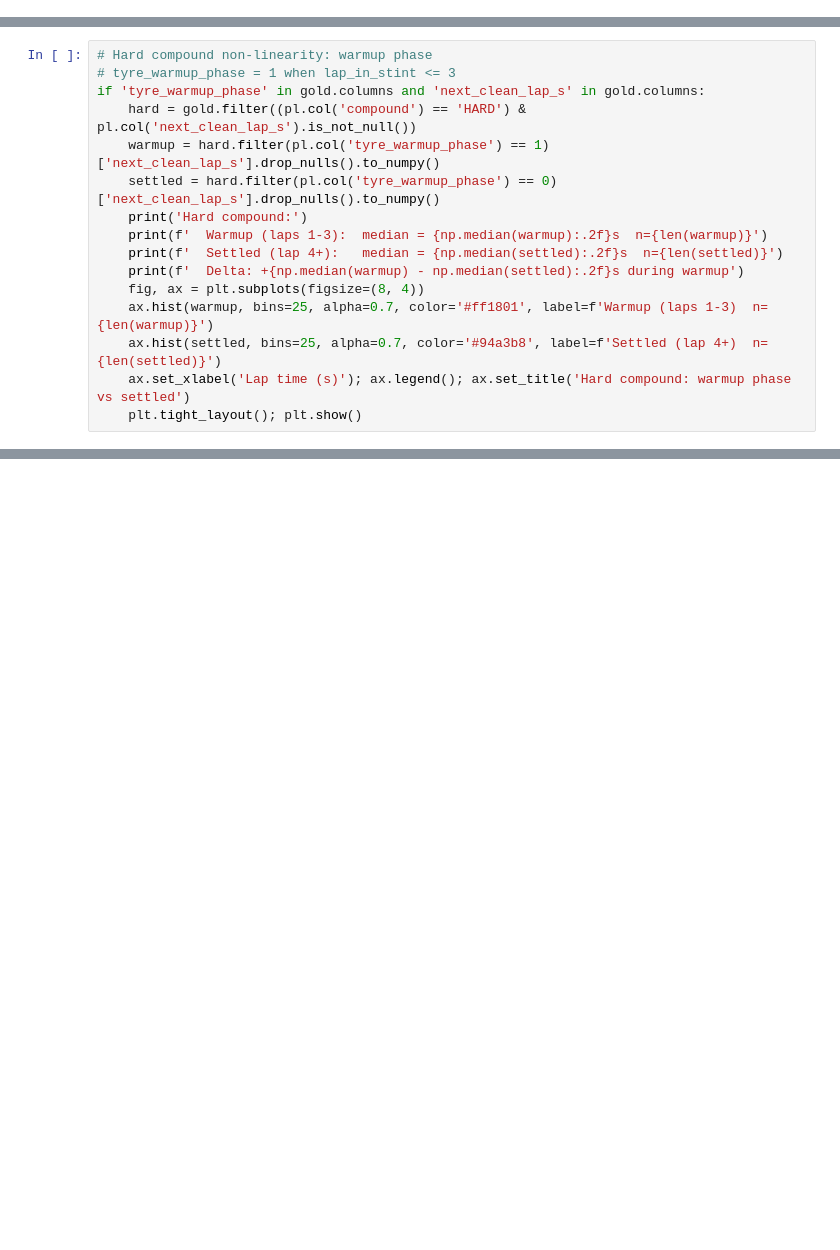
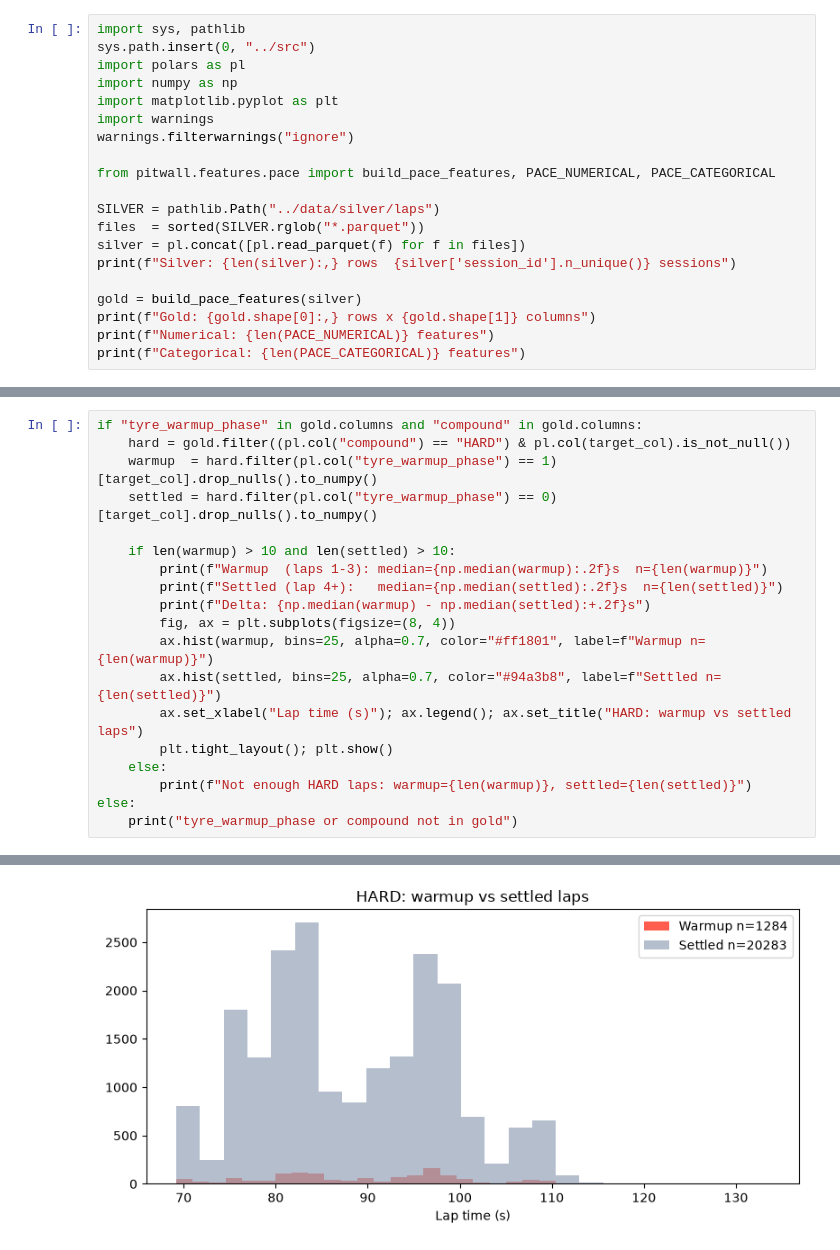
Before and after one commit to arfaouiahmed1/PitWall-ML, a Jupyter notebook: notebooks/02_feature_engineering.ipynb, the cells around one changed output, grey strips where cells are left out. Drawn from its saved outputs; the diff is of its cells as text; blank space fills up the shorter version.

```diff
--- a/notebooks/02_feature_engineering.ipynb
+++ b/notebooks/02_feature_engineering.ipynb
@@ -24,0 +7,20 @@ print('\nCategorical features:', PACE_CATEGORICAL)
+# %%
+import sys, pathlib
+sys.path.insert(0, "../src")
+import polars as pl
+import numpy as np
+import matplotlib.pyplot as plt
+import warnings
+warnings.filterwarnings("ignore")
+
+from pitwall.features.pace import build_pace_features, PACE_NUMERICAL, PACE_CATEGORICAL
+
+SILVER = pathlib.Path("../data/silver/laps")
+files  = sorted(SILVER.rglob("*.parquet"))
+silver = pl.concat([pl.read_parquet(f) for f in files])
+print(f"Silver: {len(silver):,} rows  {silver['session_id'].n_unique()} sessions")
+
+gold = build_pace_features(silver)
+print(f"Gold: {gold.shape[0]:,} rows x {gold.shape[1]} columns")
+print(f"Numerical: {len(PACE_NUMERICAL)} features")
+print(f"Categorical: {len(PACE_CATEGORICAL)} features")
@@ -50,16 +80,20 @@ if 'rolling_median_3' in gold.columns and 'next_clean_lap_s' in gold.columns:
 # %%
-# Hard compound non-linearity: warmup phase
-# tyre_warmup_phase = 1 when lap_in_stint <= 3
-if 'tyre_warmup_phase' in gold.columns and 'next_clean_lap_s' in gold.columns:
-    hard = gold.filter((pl.col('compound') == 'HARD') & pl.col('next_clean_lap_s').is_not_null())
-    warmup = hard.filter(pl.col('tyre_warmup_phase') == 1)['next_clean_lap_s'].drop_nulls().to_numpy()
-    settled = hard.filter(pl.col('tyre_warmup_phase') == 0)['next_clean_lap_s'].drop_nulls().to_numpy()
-    print('Hard compound:')
-    print(f'  Warmup (laps 1-3):  median = {np.median(warmup):.2f}s  n={len(warmup)}')
-    print(f'  Settled (lap 4+):   median = {np.median(settled):.2f}s  n={len(settled)}')
-    print(f'  Delta: +{np.median(warmup) - np.median(settled):.2f}s during warmup')
-    fig, ax = plt.subplots(figsize=(8, 4))
-    ax.hist(warmup, bins=25, alpha=0.7, color='#ff1801', label=f'Warmup (laps 1-3)  n={len(warmup)}')
-    ax.hist(settled, bins=25, alpha=0.7, color='#94a3b8', label=f'Settled (lap 4+)  n={len(settled)}')
-    ax.set_xlabel('Lap time (s)'); ax.legend(); ax.set_title('Hard compound: warmup phase vs settled')
-    plt.tight_layout(); plt.show()
+if "tyre_warmup_phase" in gold.columns and "compound" in gold.columns:
+    hard = gold.filter((pl.col("compound") == "HARD") & pl.col(target_col).is_not_null())
+    warmup  = hard.filter(pl.col("tyre_warmup_phase") == 1)[target_col].drop_nulls().to_numpy()
+    settled = hard.filter(pl.col("tyre_warmup_phase") == 0)[target_col].drop_nulls().to_numpy()
+
+    if len(warmup) > 10 and len(settled) > 10:
+        print(f"Warmup  (laps 1-3): median={np.median(warmup):.2f}s  n={len(warmup)}")
+        print(f"Settled (lap 4+):   median={np.median(settled):.2f}s  n={len(settled)}")
+        print(f"Delta: {np.median(warmup) - np.median(settled):+.2f}s")
+        fig, ax = plt.subplots(figsize=(8, 4))
+        ax.hist(warmup, bins=25, alpha=0.7, color="#ff1801", label=f"Warmup n={len(warmup)}")
+        ax.hist(settled, bins=25, alpha=0.7, color="#94a3b8", label=f"Settled n={len(settled)}")
+        ax.set_xlabel("Lap time (s)"); ax.legend(); ax.set_title("HARD: warmup vs settled laps")
+        plt.tight_layout(); plt.show()
+    else:
+        print(f"Not enough HARD laps: warmup={len(warmup)}, settled={len(settled)}")
+else:
+    print("tyre_warmup_phase or compound not in gold")
+# %% [output]
@@ -65,0 +103 @@ if 'tyre_warmup_phase' in gold.columns and 'next_clean_lap_s' in gold.columns:
+[figure, added]
```
Also changed, not shown: parts of 23 cells of this notebook, 7 other files.
